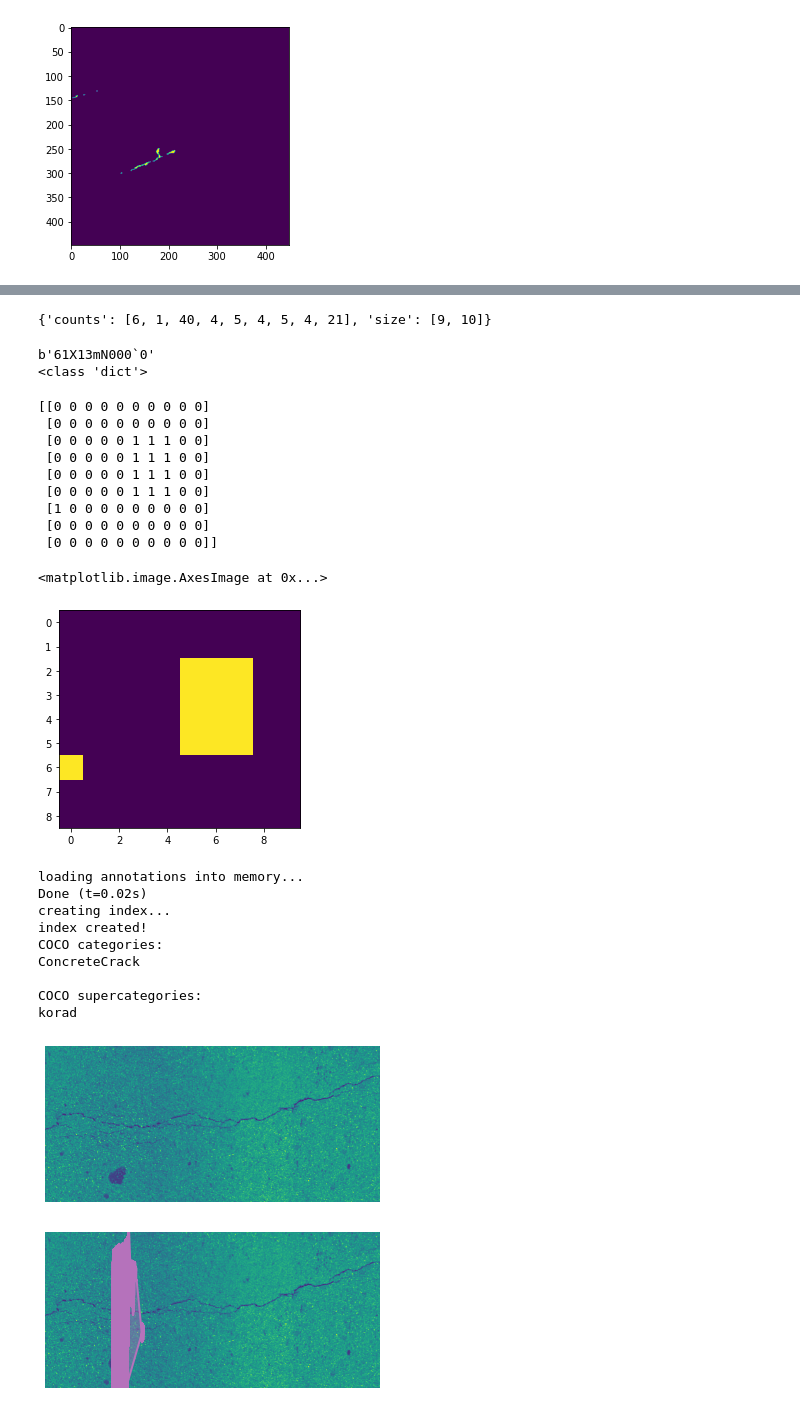
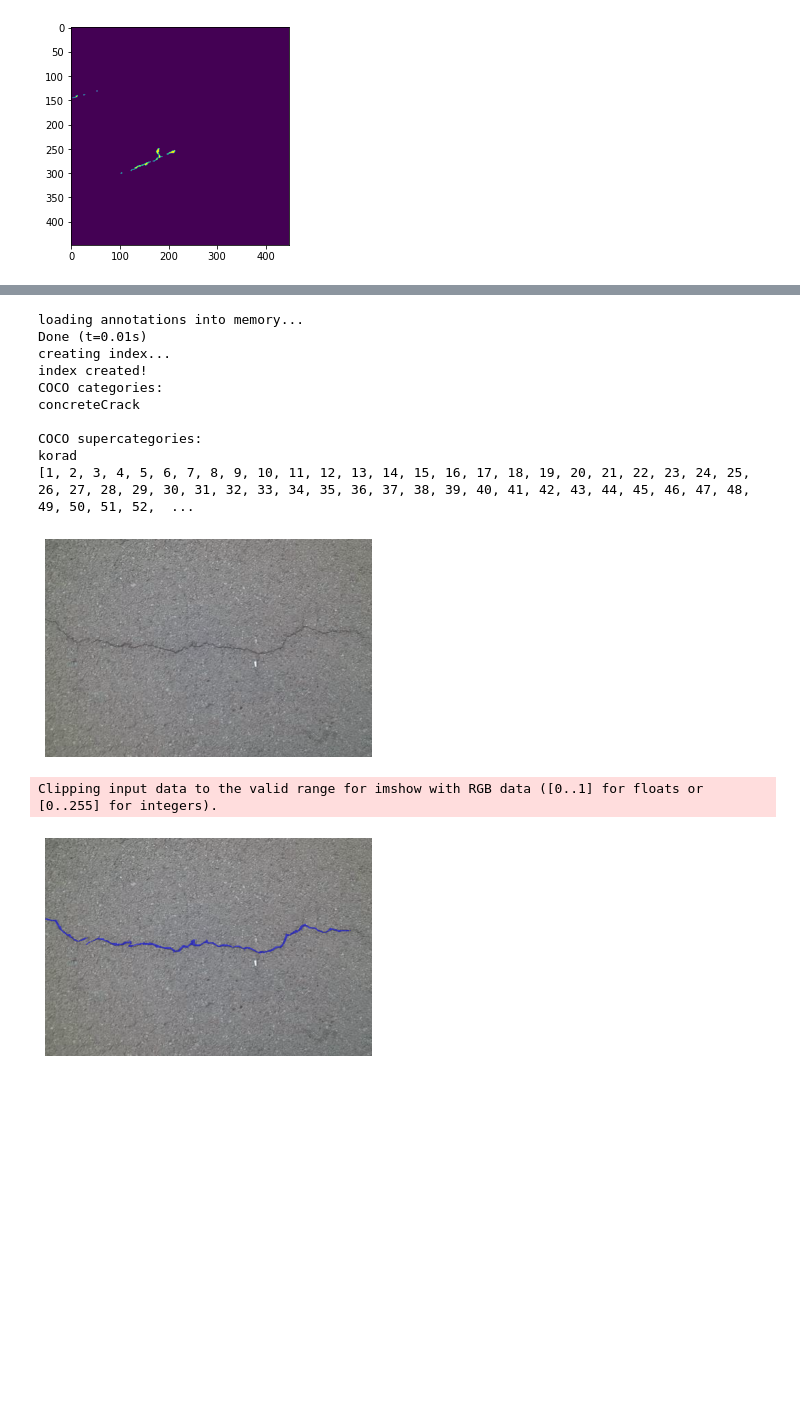
Before and after one commit to david95j2/my_utils, a Jupyter notebook: src/data/image_to_json copy.ipynb, the cells around one changed output, grey strips where cells are left out. Saved outputs shown, nothing was run; the diff lists cells and outputs as text; code cells hidden in the pictures; blank space fills up the shorter version.

Commit message:
image to json converter

```diff
--- a/src/data/image_to_json copy.ipynb
+++ b/src/data/image_to_json copy.ipynb
@@ -300,32 +251,3 @@ fortran_ground_truth_binary_mask = np.asfortranarray(ground_truth_binary_mask)
-# %%
-rle = binary_mask_to_rle(fortran_ground_truth_binary_mask)
-print(rle)
-# %% [output]
-{'counts': [6, 1, 40, 4, 5, 4, 5, 4, 21], 'size': [9, 10]}
-# %%
-compressed_rle = mask.frPyObjects(rle, rle.get('size')[0], rle.get('size')[1])
-print(compressed_rle['counts'])
-print(type(compressed_rle))
-w = mask.decode(compressed_rle)
-# %% [output]
-b'61X13mN000`0'
-<class 'dict'>
-# %%
-print(w)
-
-plt.imshow(w)
-# %% [output]
-[[0 0 0 0 0 0 0 0 0 0]
- [0 0 0 0 0 0 0 0 0 0]
- [0 0 0 0 0 1 1 1 0 0]
- [0 0 0 0 0 1 1 1 0 0]
- [0 0 0 0 0 1 1 1 0 0]
- [0 0 0 0 0 1 1 1 0 0]
- [1 0 0 0 0 0 0 0 0 0]
- [0 0 0 0 0 0 0 0 0 0]
- [0 0 0 0 0 0 0 0 0 0]]
-<matplotlib.image.AxesImage at 0x...>
-[figure, removed]
 # %%
 coco = COCO('temp.json')
 
@@ -336,36 +258,41 @@ print('COCO categories: \n{}\n'.format(' '.join(nms)))
 
 nms = set([cat['supercategory'] for cat in cats])
 print('COCO supercategories: \n{}'.format(' '.join(nms)))
+
+# get all images containing given categories, select one at random
+catIds = coco.getCatIds(catNms=['concreteCrack'])
+imgIds = coco.getImgIds(catIds=catIds )
+print(imgIds)
+imgIds = coco.getImgIds(imgIds = [78])
+img = coco.loadImgs(imgIds[np.random.randint(0,len(imgIds))])[0]
 # %% [output]
 loading annotations into memory...
-Done (t=0.02s)
+Done (t=0.01s)
 creating index...
 index created!
 COCO categories:
-ConcreteCrack
+concreteCrack
 
 COCO supercategories:
 korad
+[1, 2, 3, 4, 5, 6, 7, 8, 9, 10, 11, 12, 13, 14, 15, 16, 17, 18, 19, 20, 21, 22, 23, 24, 25, 26, 27, 28, 29, 30, 31, 32, 33, 34, 35, 36, 37, 38, 39, 40, 41, 42, 43, 44, 45, 46, 47, 48, 49, 50, 51, 52,  ...
 # %%
-# get all images containing given categories, select one at random
-catIds = coco.getCatIds(catNms=['concreteCrack'])
-imgIds = coco.getImgIds(catIds=catIds )
-imgIds = coco.getImgIds(imgIds = [7])
-img = coco.loadImgs(imgIds[np.random.randint(0,len(imgIds))])[0]
-
 # load and display image
 # I = io.imread('%s/images/%s/%s'%(dataDir,dataType,img['file_name']))
 # use url to load image
 I = io.imread(root_path+top_folder[number_of_folder]+"/images/"+img['file_name'])
+I = cv2.cvtColor(I, cv2.COLOR_RGB2BGR)
 plt.axis('off')
 plt.imshow(I)
 plt.show()
 
 # load and display instance annotations
 plt.imshow(I); plt.axis('off')
 annIds = coco.getAnnIds(imgIds=img['id'], catIds=catIds, iscrowd=None)
 anns = coco.loadAnns(annIds)
+# print(anns)
 coco.showAnns(anns)
 # %% [output]
-[figure, old version]
+[figure, new version]
+Clipping input data to the valid range for imshow with RGB data ([0..1] for floats or [0..255] for integers).
-[figure, old version]
+[figure, new version]
```
Also changed, not shown: parts of 9 cells of this notebook.
